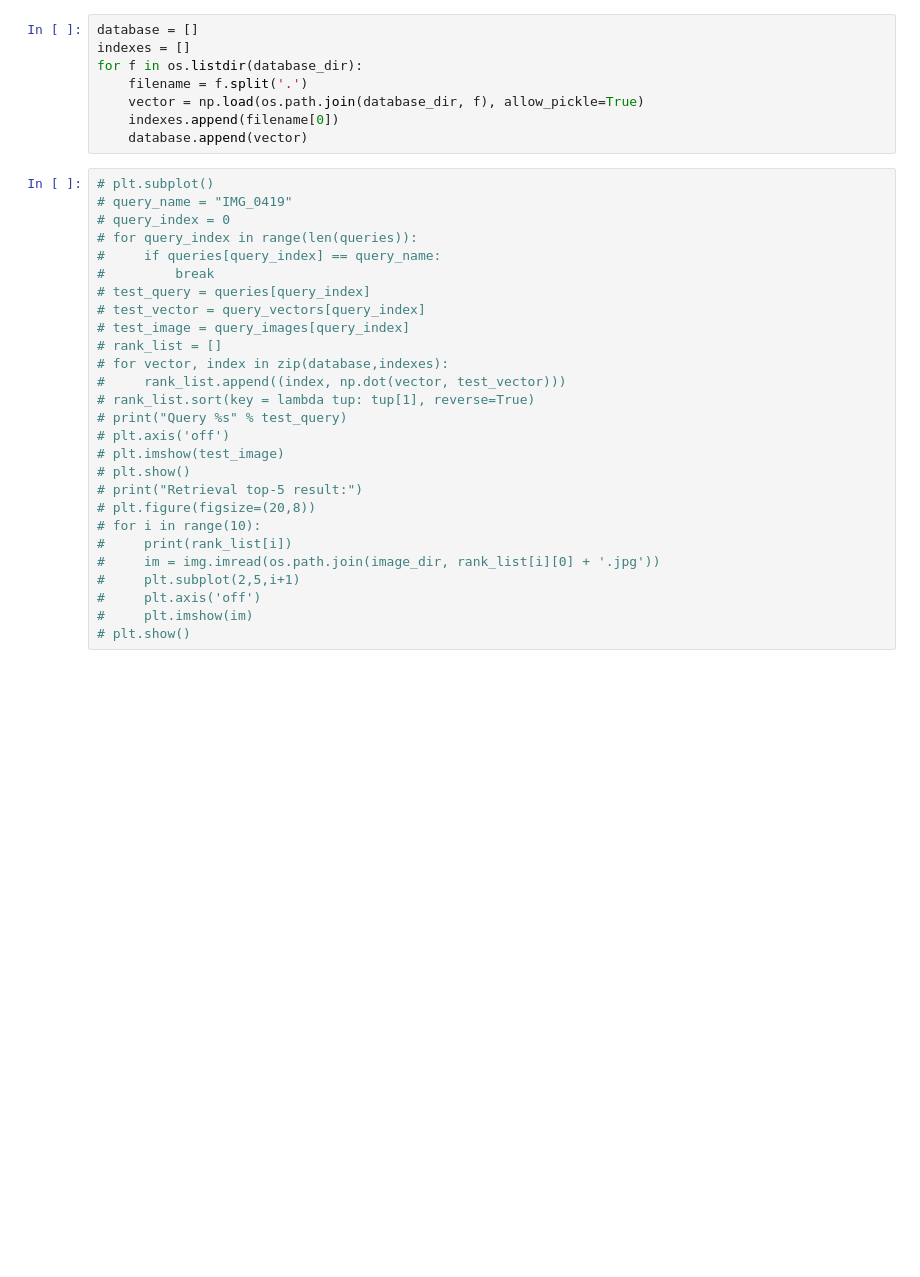
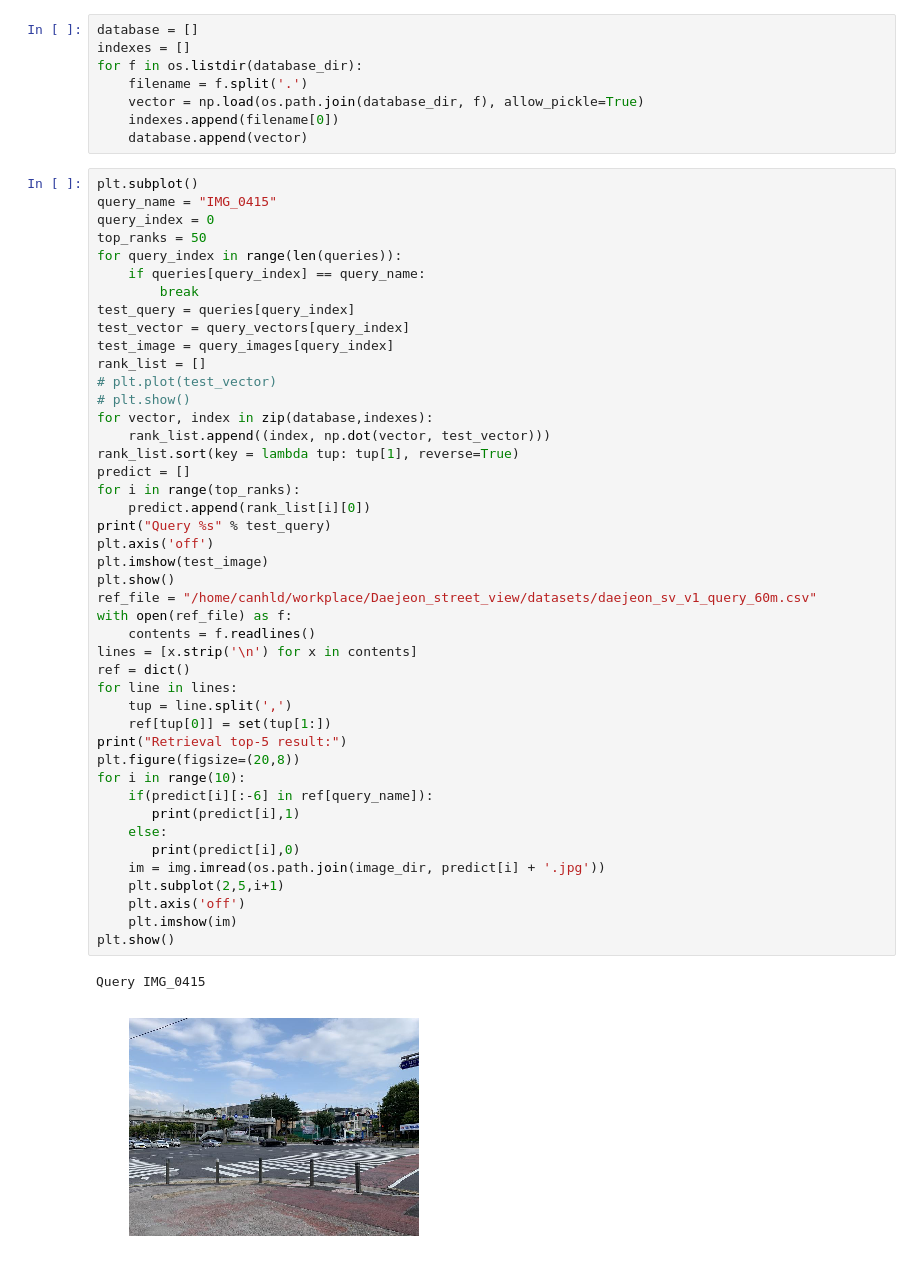
Before and after one commit to canhld94/master-thesis, a Jupyter notebook: dev/retrieval_test.ipynb, the cells around one changed output. Cells and saved outputs as stored; diff of their text form; blank space fills up the shorter version.

```diff
--- a/dev/retrieval_test.ipynb
+++ b/dev/retrieval_test.ipynb
@@ -72,29 +79,49 @@ for f in os.listdir(database_dir):
     indexes.append(filename[0])
     database.append(vector)
 # %%
-# plt.subplot()
-# query_name = "IMG_0419"
-# query_index = 0
-# for query_index in range(len(queries)):
-#     if queries[query_index] == query_name:
-#         break
-# test_query = queries[query_index]
-# test_vector = query_vectors[query_index]
-# test_image = query_images[query_index]
-# rank_list = []
-# for vector, index in zip(database,indexes):
-#     rank_list.append((index, np.dot(vector, test_vector)))
-# rank_list.sort(key = lambda tup: tup[1], reverse=True)
-# print("Query %s" % test_query)
-# plt.axis('off')
-# plt.imshow(test_image)
+plt.subplot()
+query_name = "IMG_0415"
+query_index = 0
+top_ranks = 50
+for query_index in range(len(queries)):
+    if queries[query_index] == query_name:
+        break
+test_query = queries[query_index]
+test_vector = query_vectors[query_index]
+test_image = query_images[query_index]
+rank_list = []
+# plt.plot(test_vector)
 # plt.show()
-# print("Retrieval top-5 result:")
-# plt.figure(figsize=(20,8))
-# for i in range(10):
-#     print(rank_list[i])
-#     im = img.imread(os.path.join(image_dir, rank_list[i][0] + '.jpg'))
-#     plt.subplot(2,5,i+1)
-#     plt.axis('off')
-#     plt.imshow(im)
-# plt.show()
+for vector, index in zip(database,indexes):
+    rank_list.append((index, np.dot(vector, test_vector)))
+rank_list.sort(key = lambda tup: tup[1], reverse=True)
+predict = []
+for i in range(top_ranks):
+    predict.append(rank_list[i][0])
+print("Query %s" % test_query)
+plt.axis('off')
+plt.imshow(test_image)
+plt.show()
+ref_file = "/home/canhld/workplace/Daejeon_street_view/datasets/daejeon_sv_v1_query_60m.csv"
+with open(ref_file) as f:
+    contents = f.readlines()
+lines = [x.strip('\n') for x in contents]
+ref = dict()
+for line in lines:
+    tup = line.split(',')
+    ref[tup[0]] = set(tup[1:])
+print("Retrieval top-5 result:")
+plt.figure(figsize=(20,8))
+for i in range(10):
+    if(predict[i][:-6] in ref[query_name]):
+       print(predict[i],1)
+    else:
+       print(predict[i],0)
+    im = img.imread(os.path.join(image_dir, predict[i] + '.jpg'))
+    plt.subplot(2,5,i+1)
+    plt.axis('off')
+    plt.imshow(im)
+plt.show()
+# %% [output]
+Query IMG_0415
+[figure, added]
```
Also changed, not shown: parts of 10 cells of this notebook, 5 other files.
